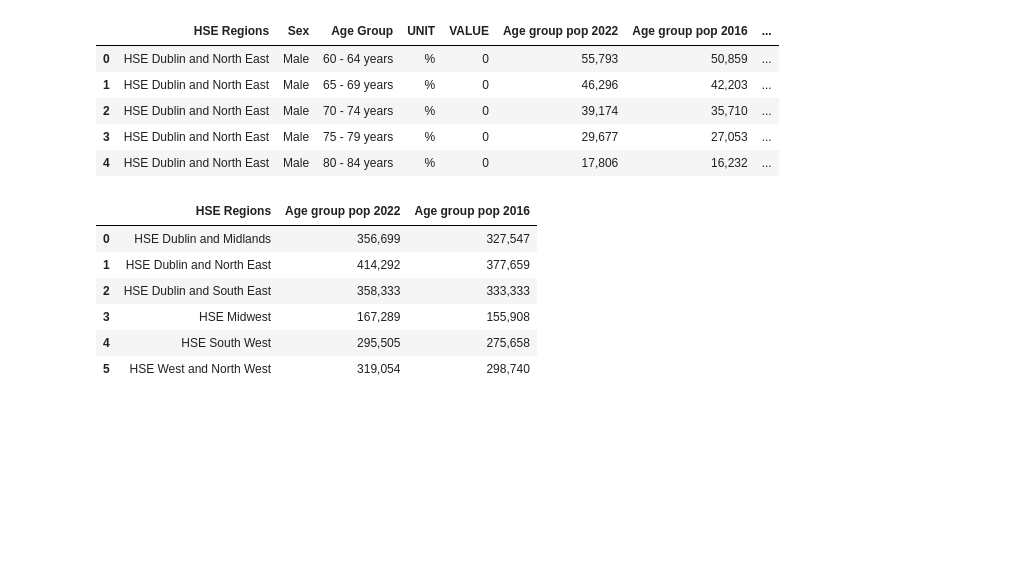
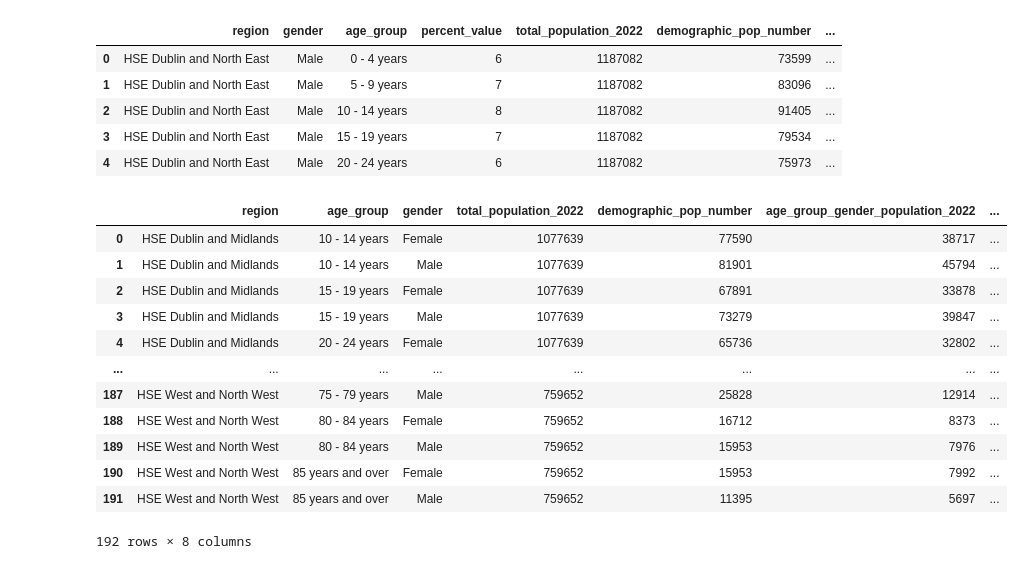
Before and after one commit to paulie57/ul_project_Msc_AI, a Jupyter notebook: data/census/Census_eda.ipynb, the cells around one changed output. Cells and saved outputs as stored; diff of their text form; code cells hidden in the pictures; blank space fills up the shorter version.

```diff
--- a/data/census/Census_eda.ipynb
+++ b/data/census/Census_eda.ipynb
@@ -12,58 +40,78 @@ import openpyxl
 # %%
-data_directory_census = "/home/paulharford/college/project/project_data/census/population_age_group_gender2016_2022_hse_region.xlsx"
+data_directory_census = "/home/paulharford/college/project/project_data/census/WEATHERED_cenusu_2022_2016_population_by_agegroup_gender.csv"
 # %%
 full_path_census = os.path.abspath(data_directory_census)
 # %%
-df_census = pd.read_excel(full_path_census)
+df_census = pd.read_csv(full_path_census)
 # %%
 pd.set_option('display.float_format', '{:,.0f}'.format)
 # %%
 df_census.head()
 # %% [output]
-|  | HSE Regions | Sex | Age Group | UNIT | VALUE | Age group pop 2022 | Age group pop 2016 | ... |
-| 0 | HSE Dublin and North East | Male | 60 - 64 years | % | 0 | 55,793 | 50,859 | ... |
-| 1 | HSE Dublin and North East | Male | 65 - 69 years | % | 0 | 46,296 | 42,203 | ... |
-| 2 | HSE Dublin and North East | Male | 70 - 74 years | % | 0 | 39,174 | 35,710 | ... |
-| 3 | HSE Dublin and North East | Male | 75 - 79 years | % | 0 | 29,677 | 27,053 | ... |
-| 4 | HSE Dublin and North East | Male | 80 - 84 years | % | 0 | 17,806 | 16,232 | ... |
+|  | region | gender | age_group | percent_value | total_population_2022 | demographic_pop_number | ... |
+| 0 | HSE Dublin and North East | Male | 0 - 4 years | 6 | 1187082 | 73599 | ... |
+| 1 | HSE Dublin and North East | Male | 5 - 9 years | 7 | 1187082 | 83096 | ... |
+| 2 | HSE Dublin and North East | Male | 10 - 14 years | 8 | 1187082 | 91405 | ... |
+| 3 | HSE Dublin and North East | Male | 15 - 19 years | 7 | 1187082 | 79534 | ... |
+| 4 | HSE Dublin and North East | Male | 20 - 24 years | 6 | 1187082 | 75973 | ... |
+# %%
+# Drop the percent_value column
+df_census = df_census.drop(['percent_value'], axis=1)
 # %%
-#Filter to 60+ age groups
-age_60plus_labels = [
+# Filter to 60+ age groups
+age_group_labels = [
+    "0 - 4 years"
+    "5 - 9 years",
+    "10 - 14 years",
+    "15 - 19 years",
+    "20 - 24 years",
+    "25 - 29 years",
+    "30 - 34 years",
+    "35 - 39 years",
+    "40 - 44 years",
+    "45 - 49 years",
+    "50 - 54 years",
+    "55 - 59 years",
     "60 - 64 years",
     "65 - 69 years",
     "70 - 74 years",
     "75 - 79 years",
     "80 - 84 years",
-    "85 - 89 years",  # or however it's labeled in your dataset
-    "90+ years"
+    "85 years and over"  # Update this to match your exact label
 ]
-df_census_region = df_census[df_census['Age Group'].isin(age_60plus_labels)]
 
-#Group by the region
+# Filter to 60+ age groups
+df_census_region = df_census[df_census['age_group'].isin(age_group_labels)]
 
-group_cols = ['HSE Regions']
+# Group by region, age group, and sex
+group_cols = ['region', 'age_group', 'gender']
 
+# Sum the numeric population columns
+#pop_cols = ['Age group pop 2022', 'Age group pop 2016']
 
-# Sum the numeric population columns, ignoring unit/value.
-pop_cols = ['Age group pop 2022', 'Age group pop 2016']
-
-df_agg_60plus = (
+# Aggregate the data
+df_agg_detailed = (
     df_census_region
-    .groupby(group_cols, as_index=False)[pop_cols]
+    .groupby(group_cols, as_index=False)
     .sum()
 )
 
-# 4) Now df_agg_60plus is your aggregated 60+ population per region
-#    (and per sex, if included).
-df_agg_60plus
+# Display the result
+df_agg_detailed
 # %% [output]
-|  | HSE Regions | Age group pop 2022 | Age group pop 2016 |
-| 0 | HSE Dublin and Midlands | 356,699 | 327,547 |
-| 1 | HSE Dublin and North East | 414,292 | 377,659 |
-| 2 | HSE Dublin and South East | 358,333 | 333,333 |
-| 3 | HSE Midwest | 167,289 | 155,908 |
-| 4 | HSE South West | 295,505 | 275,658 |
-| 5 | HSE West and North West | 319,054 | 298,740 |
+|  | region | age_group | gender | total_population_2022 | demographic_pop_number | age_group_gender_population_2022 | ... |
+| 0 | HSE Dublin and Midlands | 10 - 14 years | Female | 1077639 | 77590 | 38717 | ... |
+| 1 | HSE Dublin and Midlands | 10 - 14 years | Male | 1077639 | 81901 | 45794 | ... |
+| 2 | HSE Dublin and Midlands | 15 - 19 years | Female | 1077639 | 67891 | 33878 | ... |
+| 3 | HSE Dublin and Midlands | 15 - 19 years | Male | 1077639 | 73279 | 39847 | ... |
+| 4 | HSE Dublin and Midlands | 20 - 24 years | Female | 1077639 | 65736 | 32802 | ... |
+| ... | ... | ... | ... | ... | ... | ... | ... |
+| 187 | HSE West and North West | 75 - 79 years | Male | 759652 | 25828 | 12914 | ... |
+| 188 | HSE West and North West | 80 - 84 years | Female | 759652 | 16712 | 8373 | ... |
+| 189 | HSE West and North West | 80 - 84 years | Male | 759652 | 15953 | 7976 | ... |
+| 190 | HSE West and North West | 85 years and over | Female | 759652 | 15953 | 7992 | ... |
+| 191 | HSE West and North West | 85 years and over | Male | 759652 | 11395 | 5697 | ... |
+192 rows × 8 columns
 # %%
 ##Estimate otehr years linear interpolation
 # Years we want estimates for
```
Also changed, not shown: parts of 15 cells of this notebook, 17 other files.
